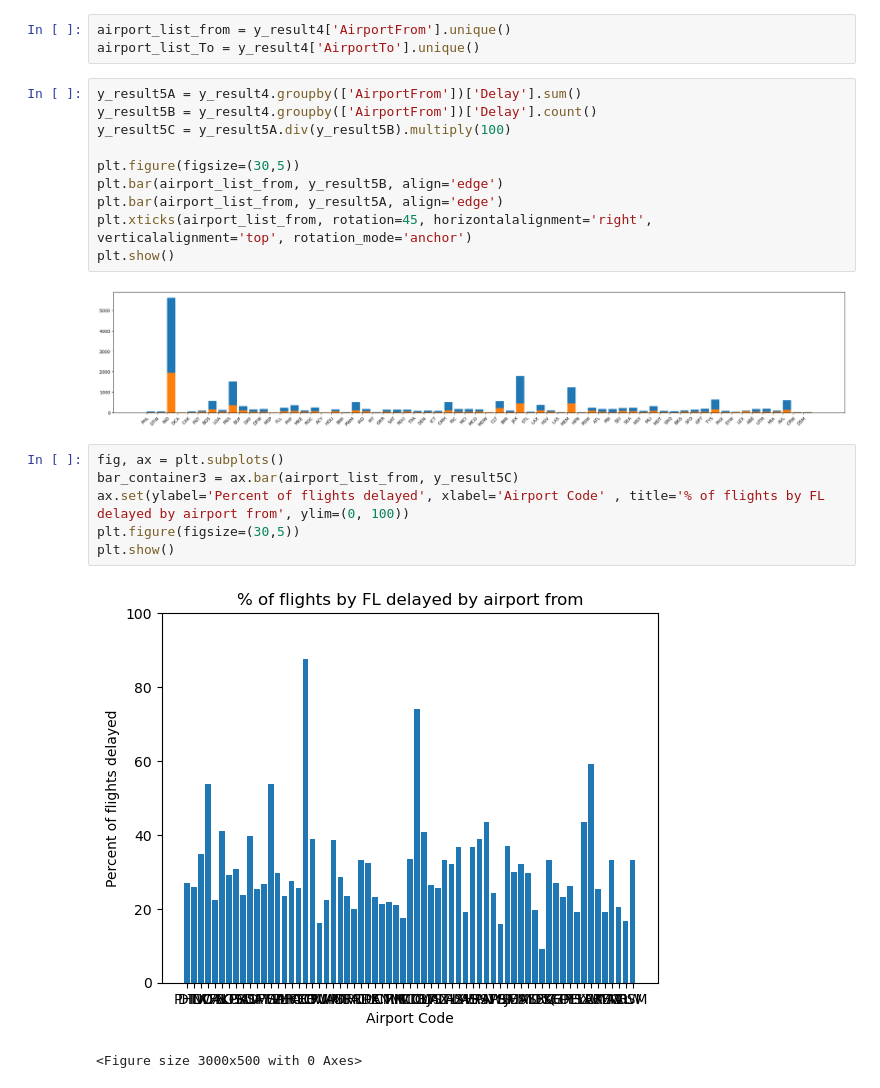
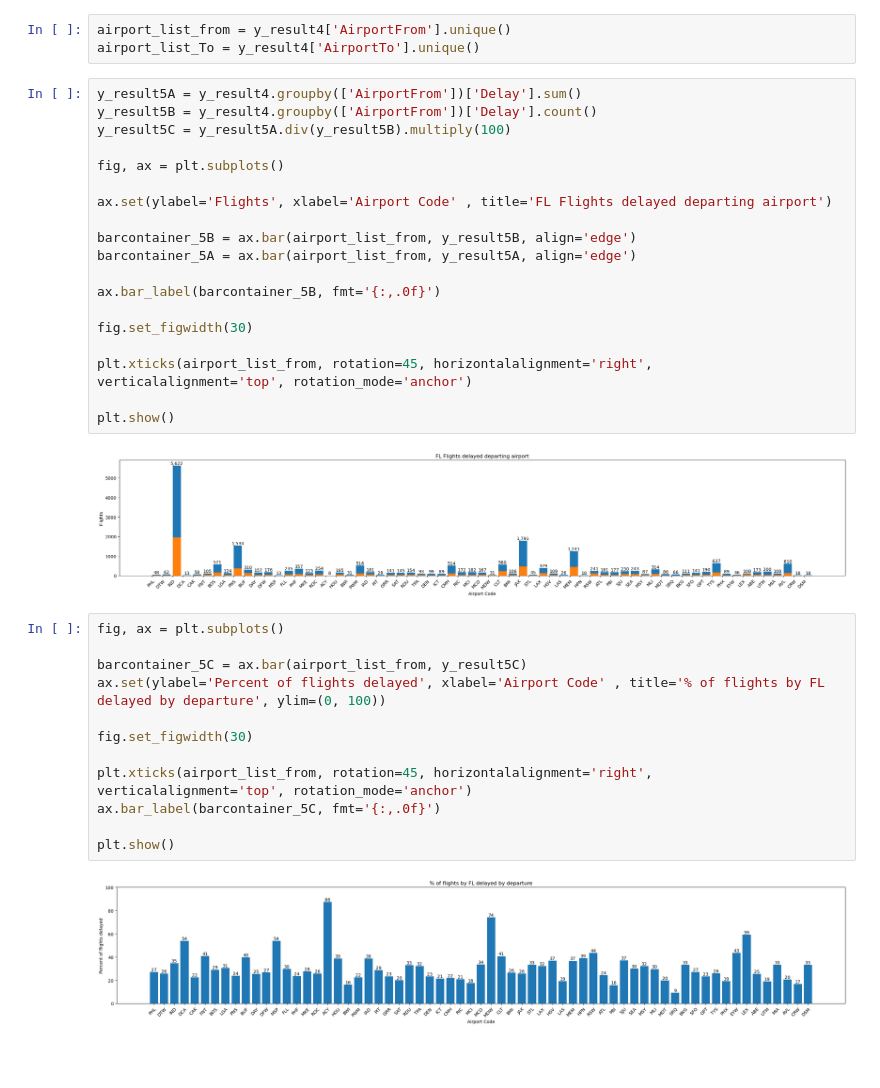
Before and after one commit to ltcolscotty/AirlinesProject, a Jupyter notebook: AirlineAnalysis.ipynb, the cells around one changed output. Drawn from its saved outputs; the diff is of its cells as text; blank space fills up the shorter version.

```diff
--- a/AirlineAnalysis.ipynb
+++ b/AirlineAnalysis.ipynb
@@ -167,24 +167,38 @@ airport_list_To = y_result4['AirportTo'].unique()
 # %%
 y_result5A = y_result4.groupby(['AirportFrom'])['Delay'].sum()
 y_result5B = y_result4.groupby(['AirportFrom'])['Delay'].count()
 y_result5C = y_result5A.div(y_result5B).multiply(100)
 
-plt.figure(figsize=(30,5))
-plt.bar(airport_list_from, y_result5B, align='edge')
-plt.bar(airport_list_from, y_result5A, align='edge')
+fig, ax = plt.subplots()
+
+ax.set(ylabel='Flights', xlabel='Airport Code' , title='FL Flights delayed departing airport')
+
+barcontainer_5B = ax.bar(airport_list_from, y_result5B, align='edge')
+barcontainer_5A = ax.bar(airport_list_from, y_result5A, align='edge')
+
+ax.bar_label(barcontainer_5B, fmt='{:,.0f}')
+
+fig.set_figwidth(30)
+
 plt.xticks(airport_list_from, rotation=45, horizontalalignment='right', verticalalignment='top', rotation_mode='anchor')
+
 plt.show()
 # %% [output]
-[figure, old version]
+[figure, new version]
 # %%
 fig, ax = plt.subplots()
-bar_container3 = ax.bar(airport_list_from, y_result5C)
-ax.set(ylabel='Percent of flights delayed', xlabel='Airport Code' , title='% of flights by FL delayed by airport from', ylim=(0, 100))
-plt.figure(figsize=(30,5))
+
+barcontainer_5C = ax.bar(airport_list_from, y_result5C)
+ax.set(ylabel='Percent of flights delayed', xlabel='Airport Code' , title='% of flights by FL delayed by departure', ylim=(0, 100))
+
+fig.set_figwidth(30)
+
+plt.xticks(airport_list_from, rotation=45, horizontalalignment='right', verticalalignment='top', rotation_mode='anchor')
+ax.bar_label(barcontainer_5C, fmt='{:,.0f}')
+
 plt.show()
 # %% [output]
-[figure, old version]
+[figure, new version]
-<Figure size 3000x500 with 0 Axes>
 # %%
 y_result6A = y_result4.groupby(['AirportTo'])['Delay'].sum()
 y_result6B = y_result4.groupby(['AirportTo'])['Delay'].count()
```
Also changed, not shown: parts of 8 cells of this notebook.
